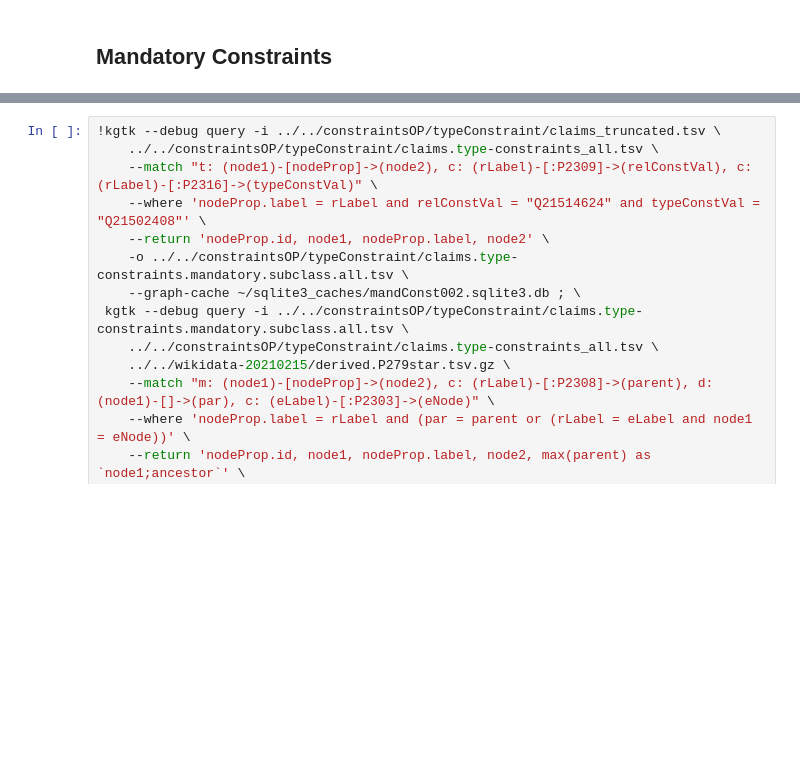
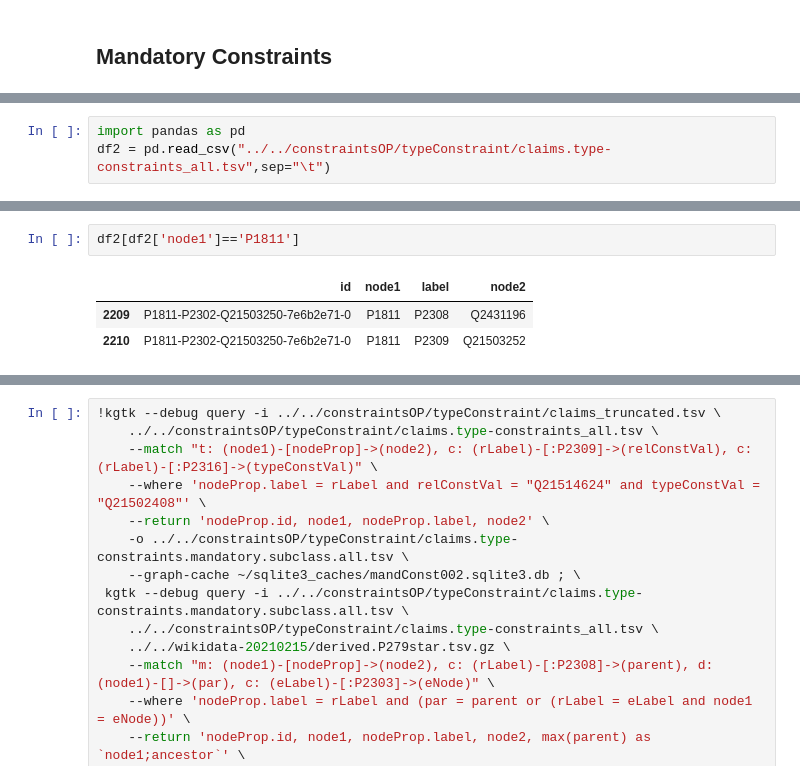
Before and after one commit to usc-isi-i2/wd-quality, a Jupyter notebook: Finalized Queries - Type Constraint - Q21503250.ipynb, the cells around one changed output, grey strips where cells are left out. Saved outputs shown, nothing was run; the diff lists cells and outputs as text; blank space fills up the shorter version.

Commit message:
Updated constraints, queries

```diff
--- a/Finalized Queries - Type Constraint - Q21503250.ipynb
+++ b/Finalized Queries - Type Constraint - Q21503250.ipynb
@@ -112,0 +139,3 @@
+# %%
+import pandas as pd
+df2 = pd.read_csv("../../constraintsOP/typeConstraint/claims.type-constraints_all.tsv",sep="\t")
@@ -112,0 +162,6 @@
+# %%
+df2[df2['node1']=='P1811']
+# %% [output]
+|  | id | node1 | label | node2 |
+| 2209 | P1811-P2302-Q21503250-7e6b2e71-0 | P1811 | P2308 | Q2431196 |
+| 2210 | P1811-P2302-Q21503250-7e6b2e71-0 | P1811 | P2309 | Q21503252 |
```
Also changed, not shown: parts of 16 cells of this notebook, 1 other file.
